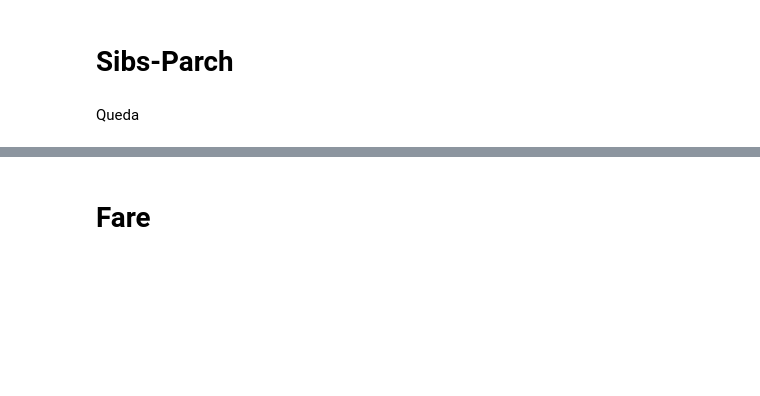
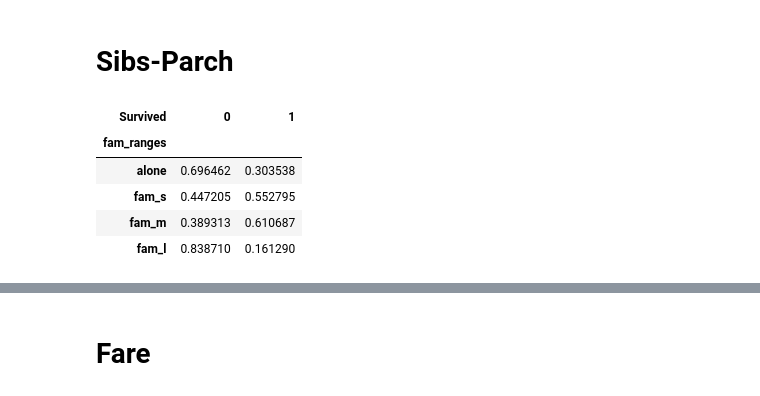
Before and after one commit to gonzaplazag/new-titan, a Jupyter notebook: notebooks/exploratory/exploratory_01.ipynb, the cells around one changed output, grey strips where cells are left out. Cells and saved outputs as stored; diff of their text form; code cells hidden in the pictures; blank space fills up the shorter version.

```diff
--- a/notebooks/exploratory/exploratory_01.ipynb
+++ b/notebooks/exploratory/exploratory_01.ipynb
@@ -162,5 +162,15 @@ La gente de edades mayores tendió a fallecer. Existe una leve capacidad explica
 Tenemos aquí el tema de la imputación. Es relavante generar un método de imputación que respete la edad de la persona (la media no parece óptimo).
 # %% [markdown]
 # Sibs-Parch
-# %% [markdown]
-Queda
+# %%
+ranges = [-1,0,1,3,1000]
+df_train['fam_ranges'] = pd.cut((df_train['SibSp'] + df_train['Parch']), ranges, labels=['alone', 'fam_s', 'fam_m', 'fam_l'])
+
+pd.crosstab(df_train['fam_ranges'], df_train['Survived'], normalize='index')
+# %% [output]
+| Survived | 0 | 1 |
+| fam_ranges |  |  |
+| alone | 0.696462 | 0.303538 |
+| fam_s | 0.447205 | 0.552795 |
+| fam_m | 0.389313 | 0.610687 |
+| fam_l | 0.838710 | 0.161290 |
```
Also changed, not shown: parts of 12 cells of this notebook, 36 other files.
